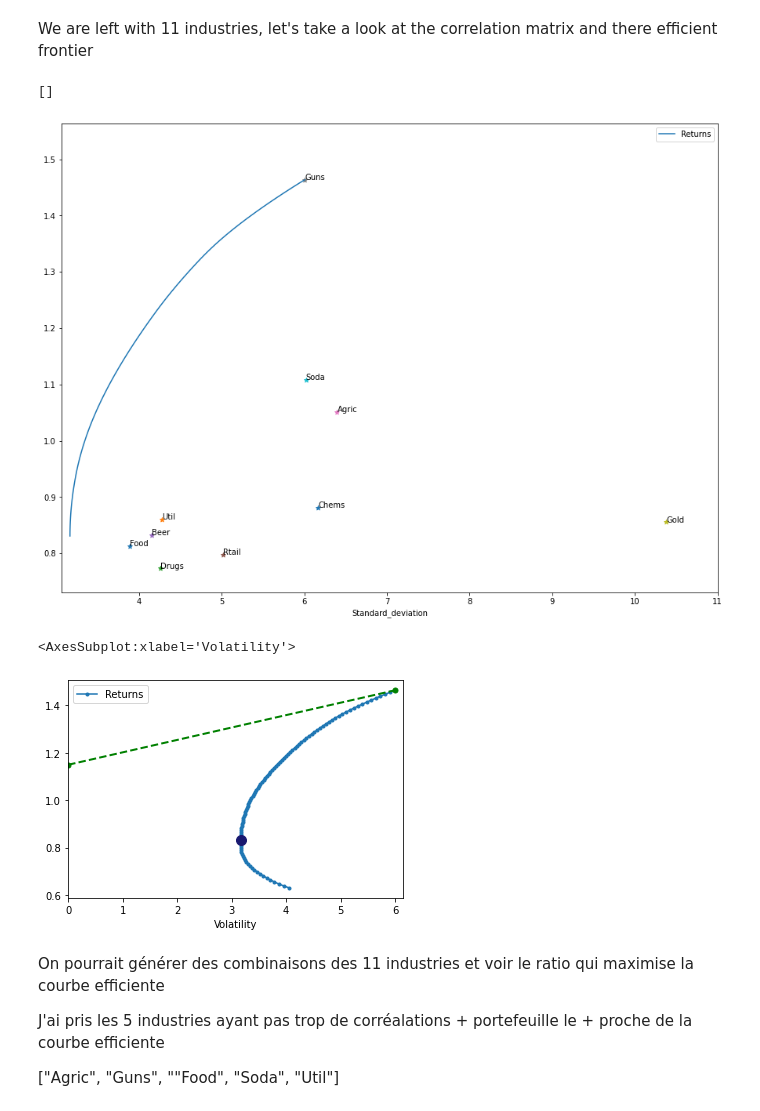
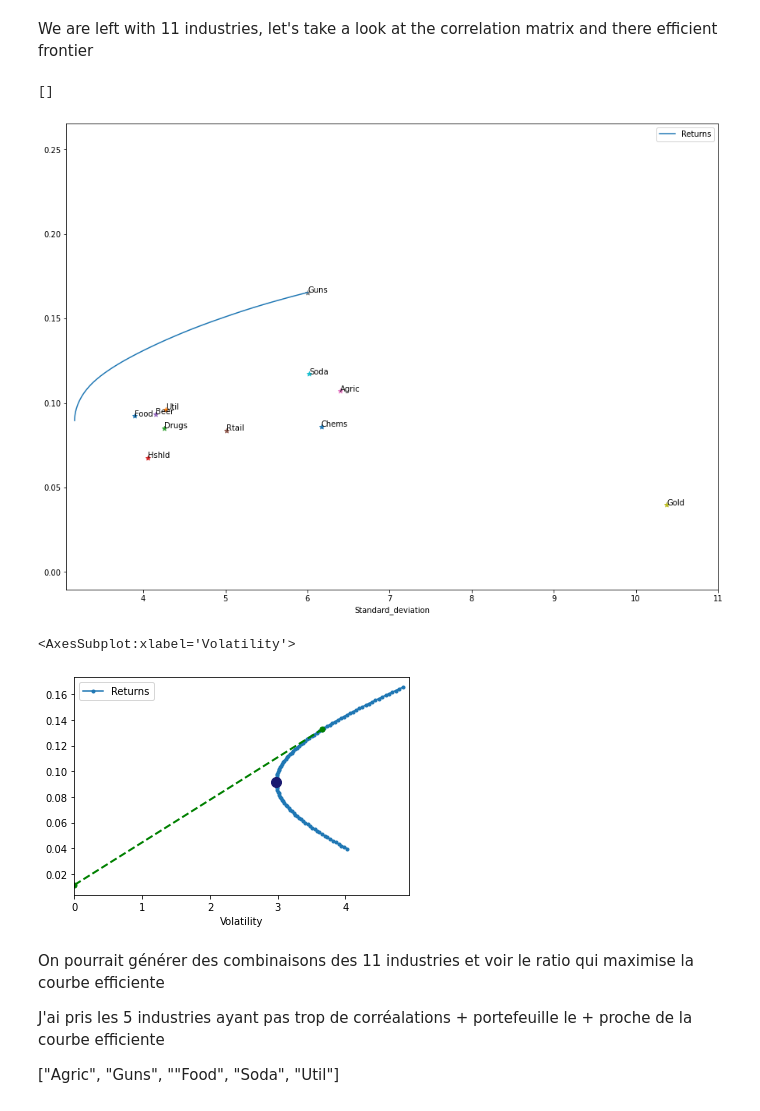
Before and after one commit to Damnsky100/Portfolio, a Jupyter notebook: Assignment_TP1.ipynb, the cells around one changed output. Cells and saved outputs as stored; diff of their text form; code cells hidden in the pictures.

Commit message:
tangent portfolio + plotting

```diff
--- a/Assignment_TP1.ipynb
+++ b/Assignment_TP1.ipynb
@@ -46,7 +46,7 @@ Data
 | 2022-11-01 | 2.53 | 2.84 | 7.69 | 3.23 | 5.57 | 9.79 | 7.24 | 15.70 | 9.44 | 17.34 | ... | ... |
 275 rows × 48 columns
 # %%
-Expected_Risk_free = Load_rf()
+Expected_Risk_free = Load_rf()/100
 # %% [markdown]
 ## Selection of Industry
 # %%
@@ -64,5 +64,5 @@ sharpe_ratio(Data/100, Expected_Risk_free/100, 12).sort_values().plot.bar(title=
 # %%
-ret_ind = Data.mean()
+ret_ind = annualize_rets(Data/100, 12)
 
 Efficient_frontiere_result = Ptf_target_optimization(ret_ind, cov, 100, bounds = (0, 1))
 
@@ -148,7 +148,7 @@ Chems  0.54  0.48   0.51   0.56  0.45   0.68   0.57  0.43  0.20  0.44   1.00
 # %% [markdown]
 We are left with 11 industries, let's take a look at the correlation matrix and there efficient frontier
 # %%
-ret_ind = data_ind.mean() #Some industry mark -1, because of data trash I think
+ret_ind = annualize_rets(data_ind/100, 12)#Some industry mark -1, because of data trash I think
 
 cov = data_ind.cov()
 
@@ -169,14 +169,14 @@ plt.legend(bbox_to_anchor=(1.0, 1.0))
 plt.plot()
 # %% [output]
 []
-[figure, old version]
+[figure, new version]
 # %%
 
 ## Je test une fonction de Fonctions_seb tiré d'un cours sur coursera
-plot_ef(100, ret_ind, cov, style=".-", show_cml=True, riskfree_rate=Expected_Risk_free, show_ew = False, show_gmv= True)
+plot_ef(100, ret_ind, cov, style=".-", show_cml=True, riskfree_rate=Expected_Risk_free / 100, show_ew = False, show_gmv= True)
 # %% [output]
 <AxesSubplot:xlabel='Volatility'>
-[figure, old version]
+[figure, new version]
 # %% [markdown]
 On pourrait générer des combinaisons des 11 industries et voir le ratio qui maximise la courbe efficiente
 
```
Also changed, not shown: parts of 11 cells of this notebook, 2 other files.
